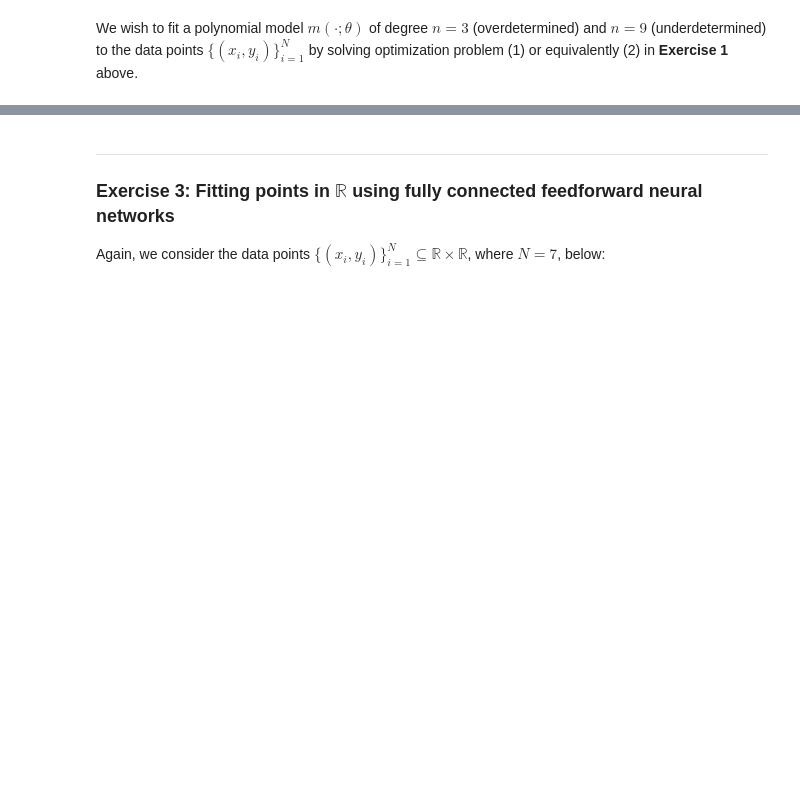
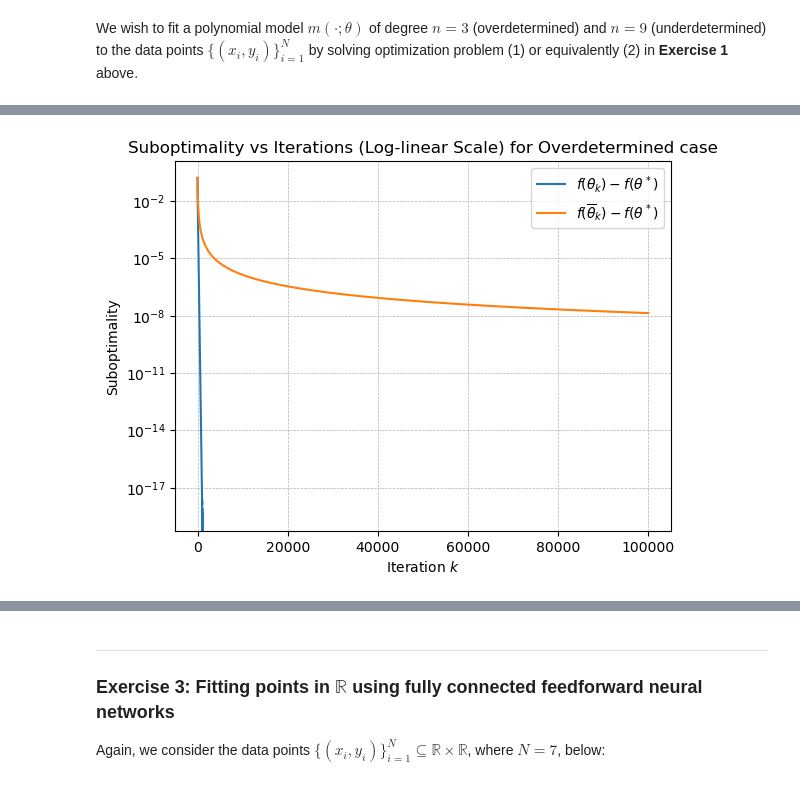
Before and after one commit to AliBakly/Optimization-For-Learning, a Jupyter notebook: Hand_Ins/Hand_In_2/handin2.ipynb, the cells around one changed output, grey strips where cells are left out. Drawn from its saved outputs; the diff is of its cells as text; code cells hidden in the pictures; blank space fills up the shorter version.

```diff
--- a/Hand_Ins/Hand_In_2/handin2.ipynb
+++ b/Hand_Ins/Hand_In_2/handin2.ipynb
@@ -378,0 +784,7 @@ _Fill in your solution here!_
+# %%
+X = create_X(xs, 3)
+theta_opt = theta_star(X, ys)
+theta, suboptimality, avg_suboptimality = gradient_descent(np.zeros(4), X, ys, N, 10**5, theta_opt)
+plot_suboptimality(suboptimality, avg_suboptimality, ' for Overdetermined case')
+# %% [output]
+[figure, added]
```
Also changed, not shown: parts of 38 cells of this notebook.
